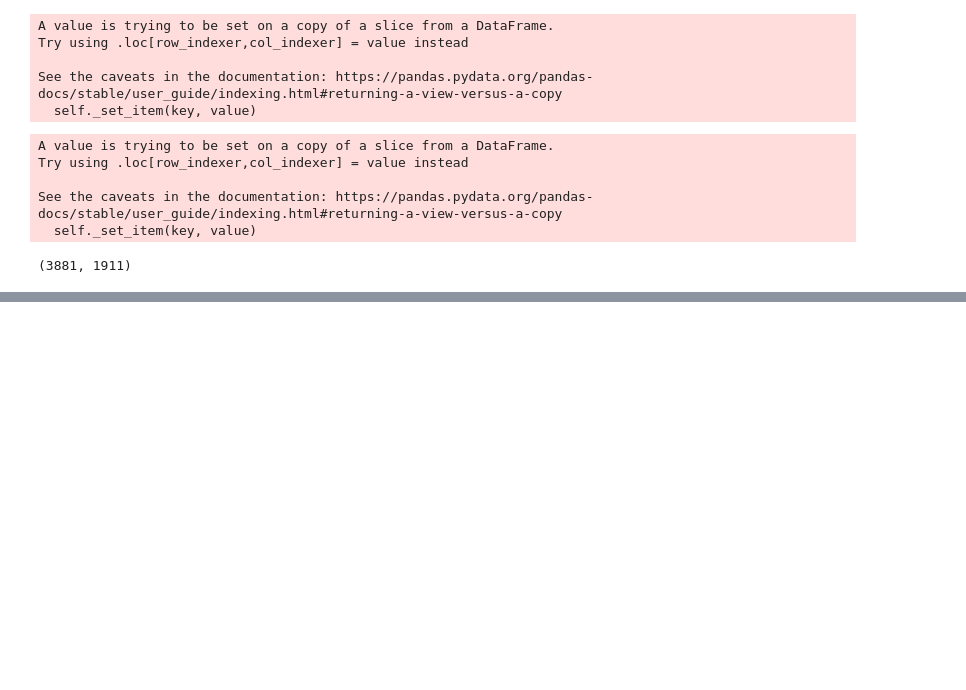
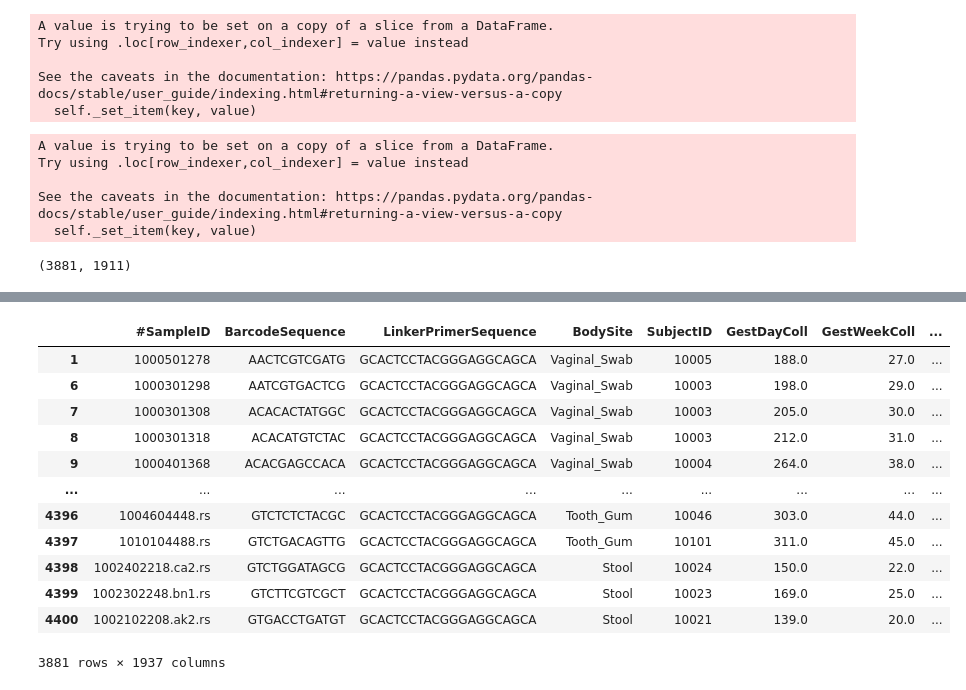
Before and after one commit to annabelng/microbiome, a Jupyter notebook: Preprocessing.ipynb, the cells around one changed output, grey strips where cells are left out. Cells and saved outputs as stored; diff of their text form; code cells hidden in the pictures; blank space fills up the shorter version.

```diff
--- a/Preprocessing.ipynb
+++ b/Preprocessing.ipynb
@@ -746,0 +766,16 @@ full_OTU.shape
+# %%
+fulldata
+# %% [output]
+|  | #SampleID | BarcodeSequence | LinkerPrimerSequence | BodySite | SubjectID | GestDayColl | GestWeekColl | ... |
+| 1 | 1000501278 | AACTCGTCGATG | GCACTCCTACGGGAGGCAGCA | Vaginal_Swab | 10005 | 188.0 | 27.0 | ... |
+| 6 | 1000301298 | AATCGTGACTCG | GCACTCCTACGGGAGGCAGCA | Vaginal_Swab | 10003 | 198.0 | 29.0 | ... |
+| 7 | 1000301308 | ACACACTATGGC | GCACTCCTACGGGAGGCAGCA | Vaginal_Swab | 10003 | 205.0 | 30.0 | ... |
+| 8 | 1000301318 | ACACATGTCTAC | GCACTCCTACGGGAGGCAGCA | Vaginal_Swab | 10003 | 212.0 | 31.0 | ... |
+| 9 | 1000401368 | ACACGAGCCACA | GCACTCCTACGGGAGGCAGCA | Vaginal_Swab | 10004 | 264.0 | 38.0 | ... |
+| ... | ... | ... | ... | ... | ... | ... | ... | ... |
+| 4396 | 1004604448.rs | GTCTCTCTACGC | GCACTCCTACGGGAGGCAGCA | Tooth_Gum | 10046 | 303.0 | 44.0 | ... |
+| 4397 | 1010104488.rs | GTCTGACAGTTG | GCACTCCTACGGGAGGCAGCA | Tooth_Gum | 10101 | 311.0 | 45.0 | ... |
+| 4398 | 1002402218.ca2.rs | GTCTGGATAGCG | GCACTCCTACGGGAGGCAGCA | Stool | 10024 | 150.0 | 22.0 | ... |
+| 4399 | 1002302248.bn1.rs | GTCTTCGTCGCT | GCACTCCTACGGGAGGCAGCA | Stool | 10023 | 169.0 | 25.0 | ... |
+| 4400 | 1002102208.ak2.rs | GTGACCTGATGT | GCACTCCTACGGGAGGCAGCA | Stool | 10021 | 139.0 | 20.0 | ... |
+3881 rows × 1937 columns
```
Also changed, not shown: parts of 3 cells of this notebook, 2 other files.
